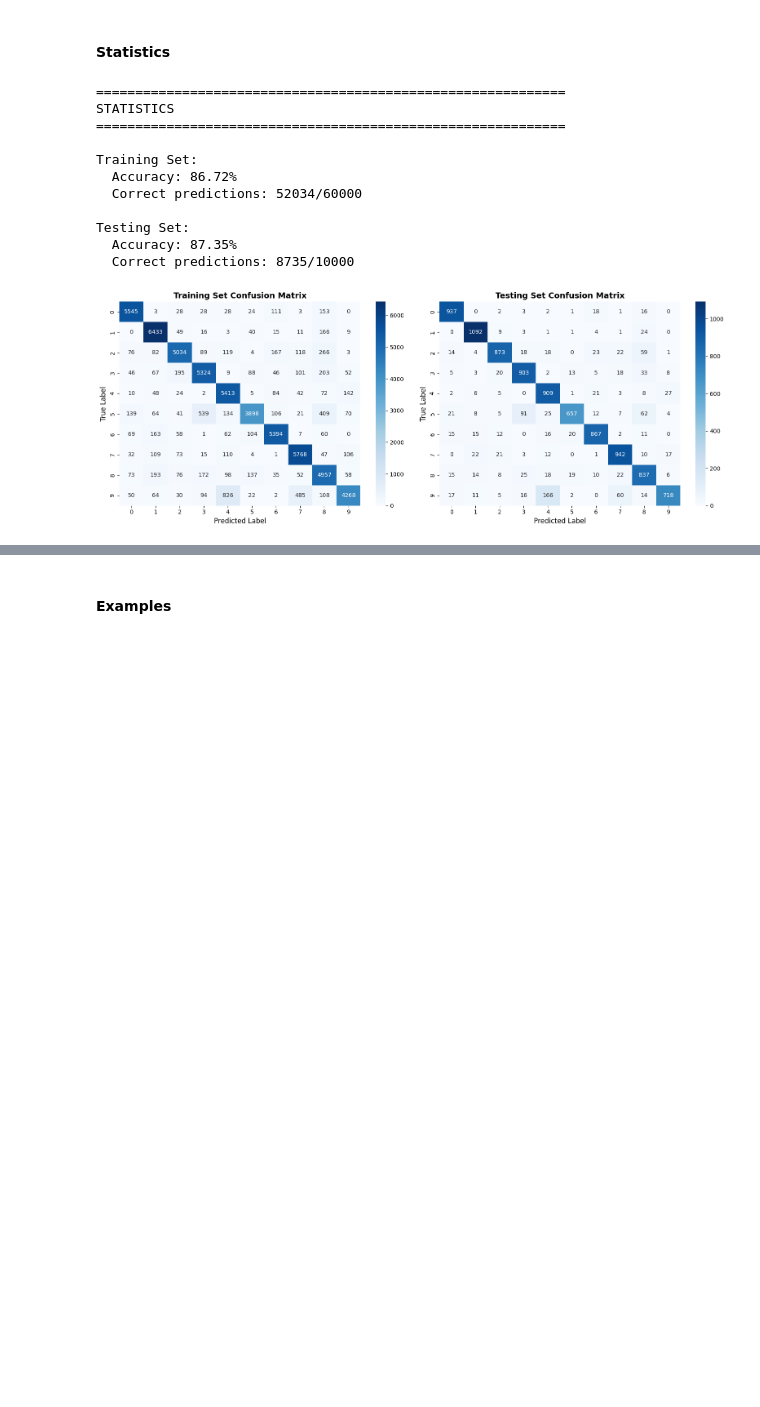
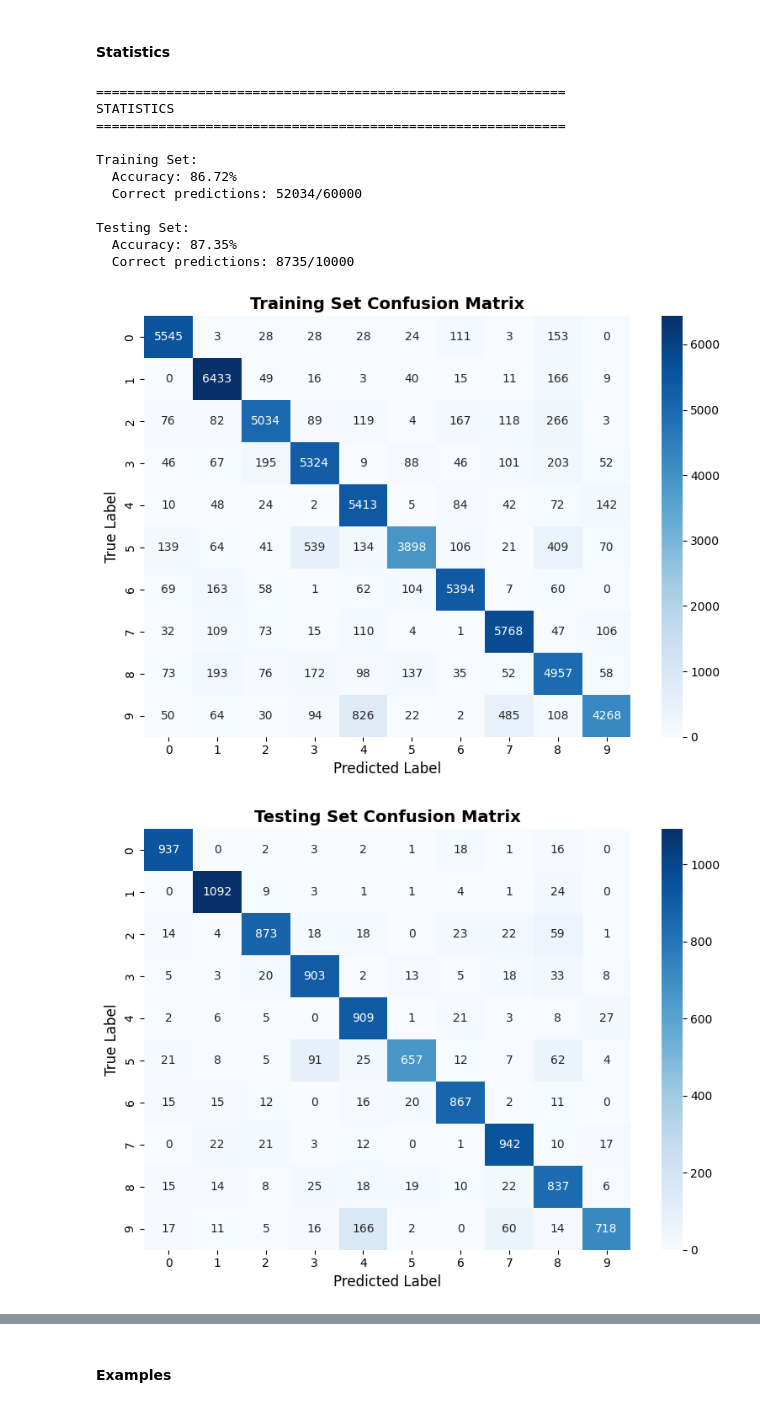
Before and after one commit to kagamirudo/CS-614_Application_ML_AI, a Jupyter notebook: Homework 2/HW2.ipynb, the cells around one changed output, grey strips where cells are left out. Cells and saved outputs as stored; diff of their text form; code cells hidden in the pictures; blank space fills up the shorter version.

```diff
--- a/Homework 2/HW2.ipynb
+++ b/Homework 2/HW2.ipynb
@@ -434,49 +434,50 @@ print(f"  Accuracy: {test_accuracy:.2f}%")
 print(f"  Correct predictions: {test_correct}/{test_total}")
 
 # Confusion Matrices
 train_cm = confusion_matrix(train_labels_list, train_predictions)
 test_cm = confusion_matrix(test_labels_list, test_predictions)
 
-# Plot confusion matrices
-fig, axes = plt.subplots(1, 2, figsize=(16, 6))
+# Plot training confusion matrix
+fig1, ax1 = plt.subplots(figsize=(8, 6))
+sns.heatmap(train_cm, annot=True, fmt='d', cmap='Blues', ax=ax1,
+            xticklabels=range(10), yticklabels=range(10))
+ax1.set_title('Training Set Confusion Matrix', fontsize=14, fontweight='bold')
+ax1.set_xlabel('Predicted Label', fontsize=12)
+ax1.set_ylabel('True Label', fontsize=12)
+plt.tight_layout()
+plt.show()
 
-# Training confusion matrix
-sns.heatmap(train_cm, annot=True, fmt='d', cmap='Blues', ax=axes[0],
+# Plot testing confusion matrix
+fig2, ax2 = plt.subplots(figsize=(8, 6))
+sns.heatmap(test_cm, annot=True, fmt='d', cmap='Blues', ax=ax2,
             xticklabels=range(10), yticklabels=range(10))
-axes[0].set_title('Training Set Confusion Matrix', fontsize=14, fontweight='bold')
-axes[0].set_xlabel('Predicted Label', fontsize=12)
-axes[0].set_ylabel('True Label', fontsize=12)
-
-# Testing confusion matrix
-sns.heatmap(test_cm, annot=True, fmt='d', cmap='Blues', ax=axes[1],
-            xticklabels=range(10), yticklabels=range(10))
-axes[1].set_title('Testing Set Confusion Matrix', fontsize=14, fontweight='bold')
-axes[1].set_xlabel('Predicted Label', fontsize=12)
-axes[1].set_ylabel('True Label', fontsize=12)
-
+ax2.set_title('Testing Set Confusion Matrix', fontsize=14, fontweight='bold')
+ax2.set_xlabel('Predicted Label', fontsize=12)
+ax2.set_ylabel('True Label', fontsize=12)
 plt.tight_layout()
 plt.show()
 
 # Print per-class accuracy for testing set
 print("\nPer-class accuracy (Testing Set):")
 for digit in range(10):
     mask = test_labels_list == digit
     if mask.sum() > 0:
         class_accuracy = (test_predictions[mask] == test_labels_list[mask]).mean() * 100
         print(f"  Class {digit}: {class_accuracy:.2f}%")
 # %% [output]
 ============================================================
 STATISTICS
 ============================================================
 
 Training Set:
   Accuracy: 86.72%
   Correct predictions: 52034/60000
 
 Testing Set:
   Accuracy: 87.35%
   Correct predictions: 8735/10000
-[figure, old version]
+[figure, new version]
+[figure, added]
 Per-class accuracy (Testing Set):
   Class 0: 95.61%
   Class 1: 96.21%
```
